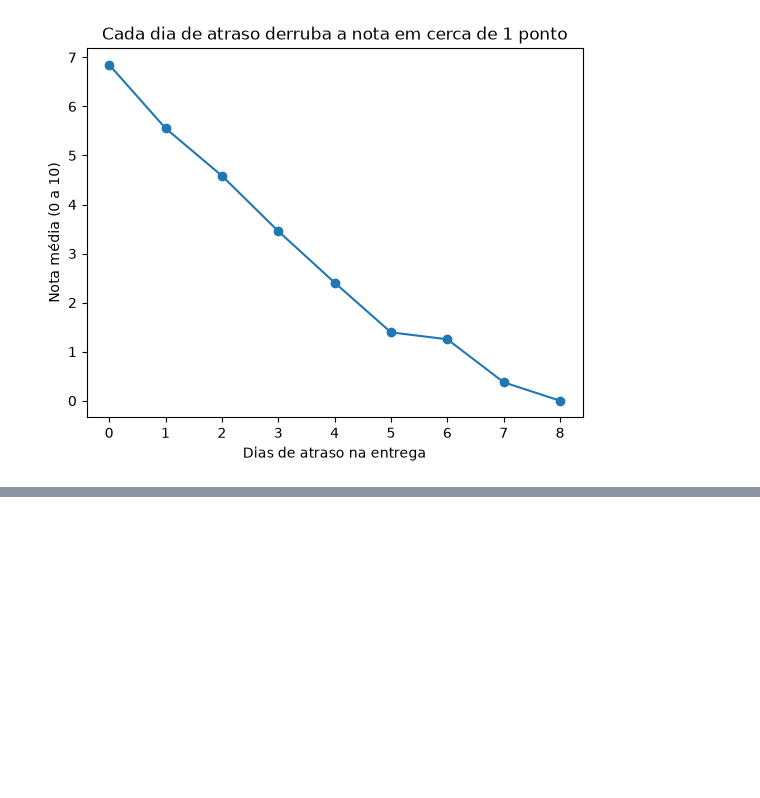
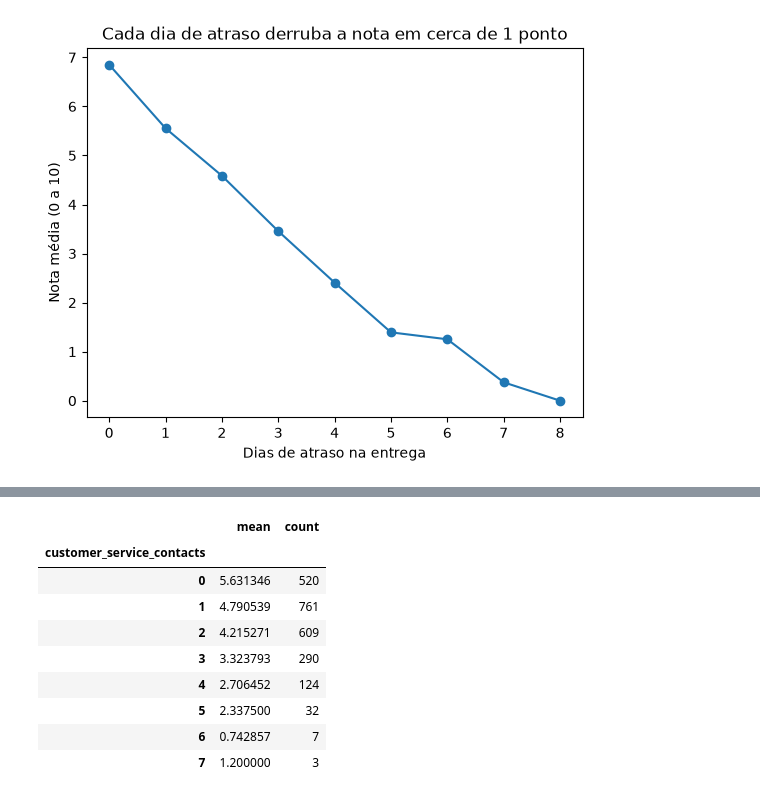
Before and after one commit to 82919165/tech-challenge-nps-fase1, a Jupyter notebook: notebooks/02_eda.ipynb, the cells around one changed output, grey strips where cells are left out. Cells and saved outputs as stored; diff of their text form; code cells hidden in the pictures; blank space fills up the shorter version.

```diff
--- a/notebooks/02_eda.ipynb
+++ b/notebooks/02_eda.ipynb
@@ -138,0 +185,13 @@ plt.show()
+# %%
+df.groupby("customer_service_contacts")["nps_score"].agg(["mean", "count"])
+# %% [output]
+|  | mean | count |
+| customer_service_contacts |  |  |
+| 0 | 5.631346 | 520 |
+| 1 | 4.790539 | 761 |
+| 2 | 4.215271 | 609 |
+| 3 | 3.323793 | 290 |
+| 4 | 2.706452 | 124 |
+| 5 | 2.337500 | 32 |
+| 6 | 0.742857 | 7 |
+| 7 | 1.200000 | 3 |
```
Also changed, not shown: parts of 12 cells of this notebook, 1 other file.
